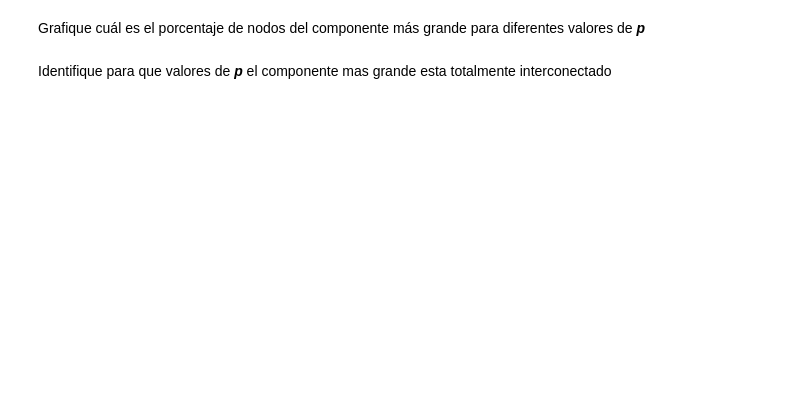
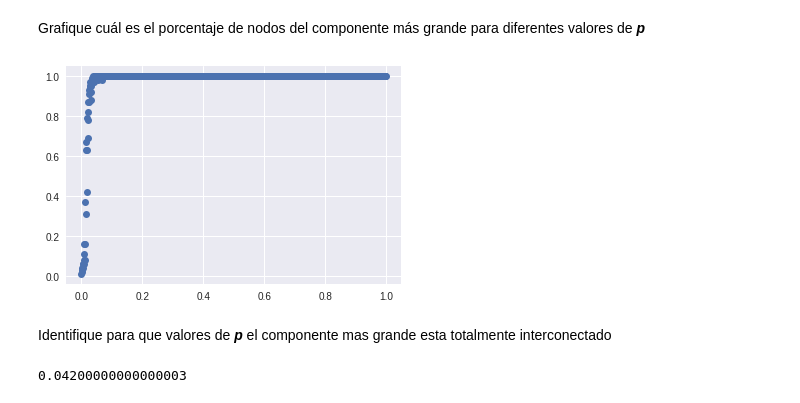
Before and after one commit to spulido99/NetworksAnalysis, a Jupyter notebook: santiagoangee/Ejercicios 1.2 Weak Ties & Random Networks.ipynb, the cells around one changed output. Cells and saved outputs as stored; diff of their text form; code cells hidden in the pictures; blank space fills up the shorter version.

```diff
--- a/santiagoangee/Ejercicios 1.2 Weak Ties & Random Networks.ipynb
+++ b/santiagoangee/Ejercicios 1.2 Weak Ties & Random Networks.ipynb
@@ -608,4 +607,45 @@ ZeroDivisionError: float division by zero
 # %% [markdown]
 Grafique cuál es el porcentaje de nodos del componente más grande para diferentes valores de ___p___
+# %%
+def plot_giant_component_growth_nodes(N):
+    p_vector = []
+    node_percentages = []
+
+    p = 0.0
+    while p <= 1:
+        p_vector.append(p)
+        network = random_network_links2(N,p)
+        network = edges_to_graph(network)
+
+        component = biggest_component(network)
+        component_percentage = float(len(component))/len(network)
+
+        node_percentages.append(component_percentage)
+        p += 0.001
+
+    plt.plot(p_vector, node_percentages, "o")
+
+plot_giant_component_growth_nodes(100)
+# %% [output]
+[figure, added]
 # %% [markdown]
 Identifique para que valores de ___p___ el componente mas grande esta totalmente interconectado
+# %%
+def identify_p_value_for_total_connection(N):
+    p = 0.0
+    while p <= 1:
+        network = random_network_links2(N,p)
+        network = edges_to_graph(network)
+
+        component = biggest_component(network)
+        component_percentage = float(len(component))/len(network)
+
+        if component_percentage == 1:
+            return p
+        p += 0.001
+
+    return 1 # Default value for a totally connected component
+
+identify_p_value_for_total_connection(100)
+# %% [output]
+0.04200000000000003
```
Also changed, not shown: parts of 6 cells of this notebook.
